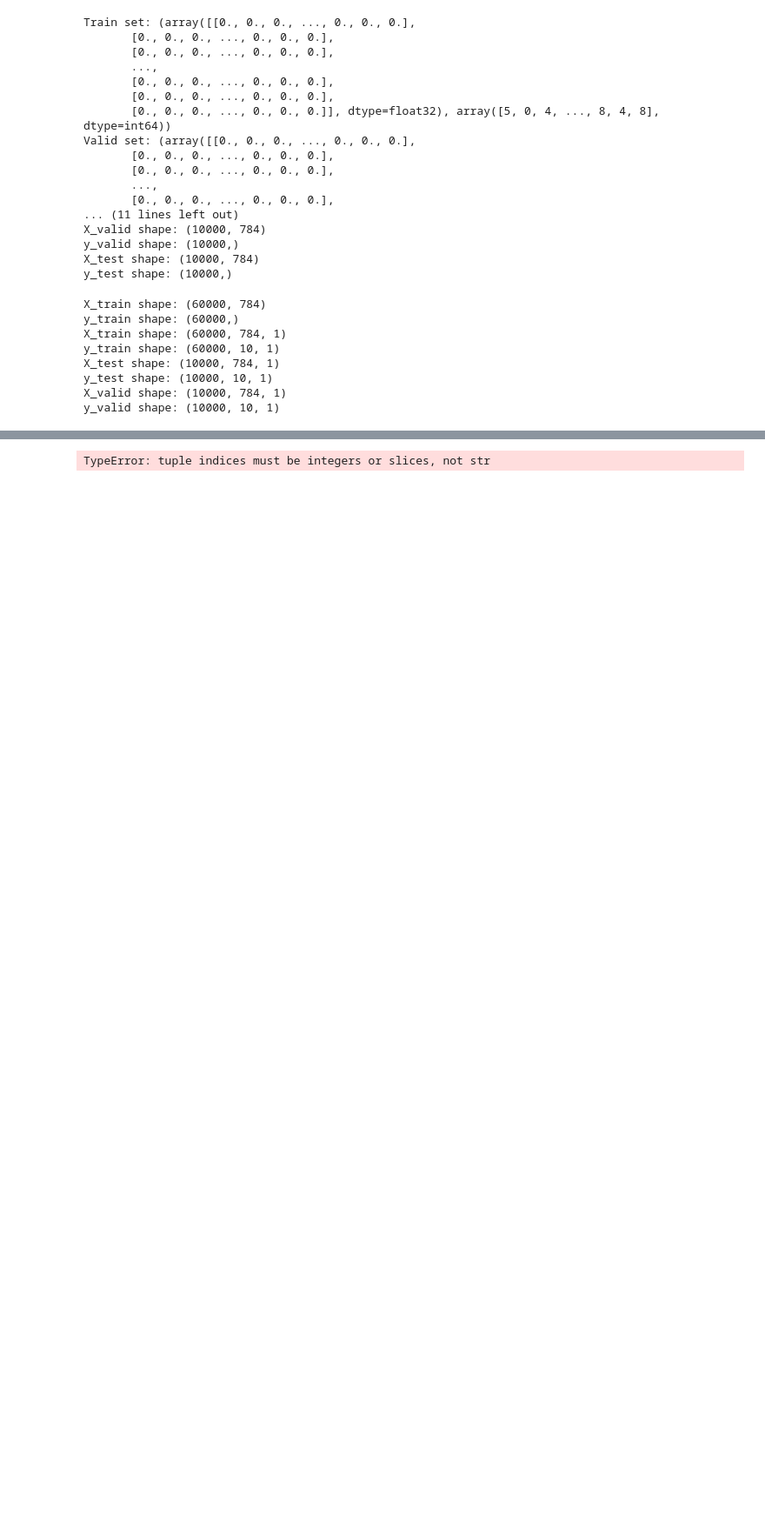
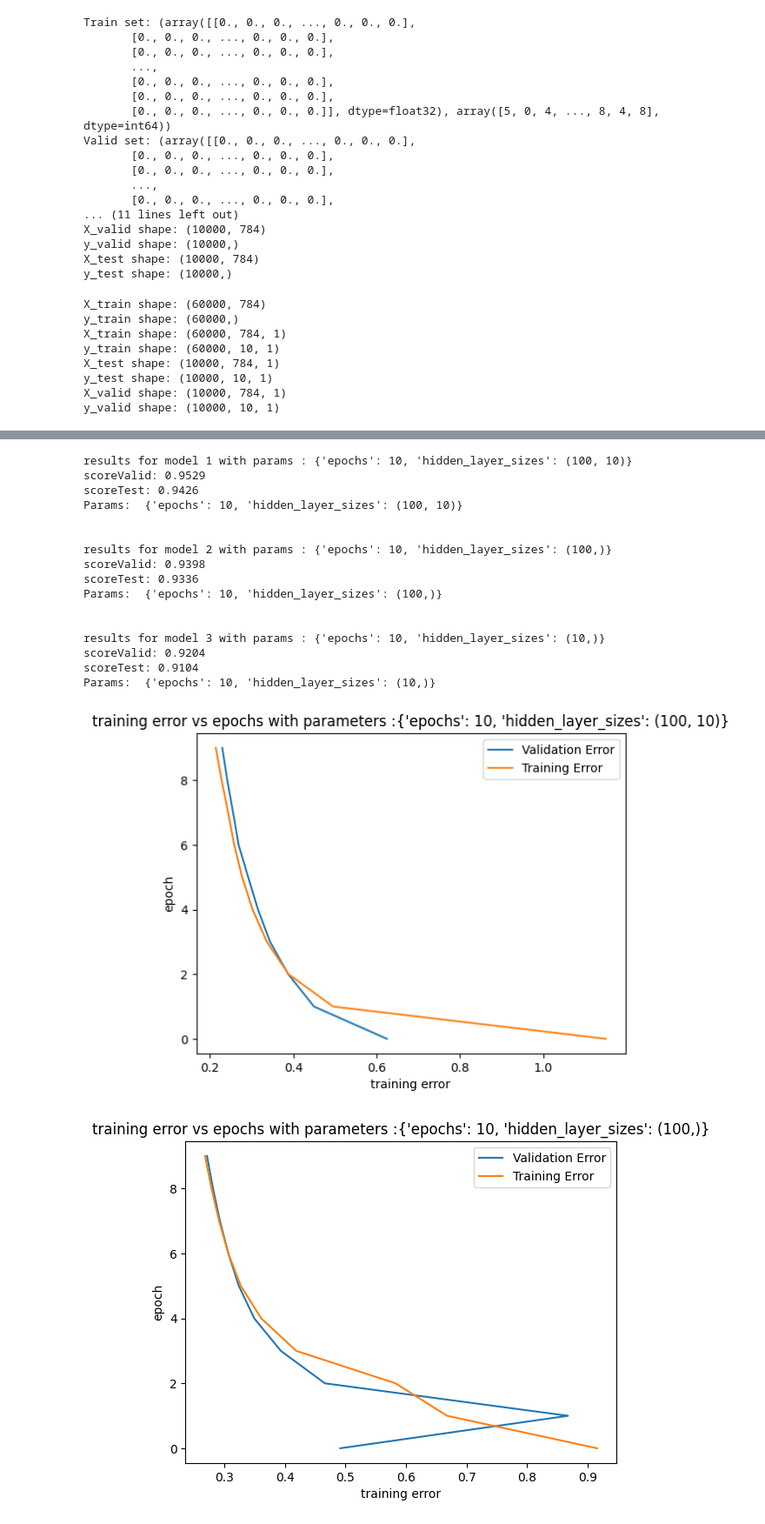
Before and after one commit to sanjeet-jain/cs-559, a Jupyter notebook: S23_CS559_Project2/Project2.ipynb, the cells around one changed output, grey strips where cells are left out. Shown at 87% size. Drawn from its saved outputs; the diff is of its cells as text; code cells hidden in the pictures; blank space fills up the shorter version.

```diff
--- a/S23_CS559_Project2/Project2.ipynb
+++ b/S23_CS559_Project2/Project2.ipynb
@@ -423,10 +423,10 @@ import numpy as np
 
 # Define the parameter grid
 param_grid = {
-    'epochs': [5,10],
+    'epochs': [10],
     # 'learning_rate': [0.001, 0.01, 0.1],
-    'hidden_layer_sizes': [(10,), (100, 10), (100,50),],
-    # 'activation_type': ['relu', 'sigmoid', 'tanh'],
+    'hidden_layer_sizes': [(10,), (100,), (100,10),],
+    # 'activation_type': ['relu', 'sigmoid'],
     # 'loss_type':['mse','cross_entropy']
 }
 
@@ -434,9 +434,9 @@ param_grid = {
 modelList=[]
 
 
-def train_and_evaluate_model(params,i=1):
+def train_and_evaluate_model(params,i):
     # Instantiate the model with the given params
-    model = Network(patience=10,validation_fraction=X_train.shape[0]/(X_valid.shape[0]*100),**params)
+    model = Network(patience=1000,validation_fraction=X_train.shape[0]/(X_valid.shape[0]*100),**params)
     print(f"testing model {i} with params :",params)
     # Train the model
     model.fit(X_train, y_train)
@@ -448,13 +448,15 @@ def train_and_evaluate_model(params,i=1):
     # Store the model and its results in the modelList
     modelList.append((model, params, scoreValid, scoreTest))
     print("model trained and scored !")
-    i+=1
+
 
 # Generate all combinations of parameters
 param_list = list(ParameterGrid(param_grid))
 
-print("A total of ",len(param_list)," models will be trained and scored")
+print("A total of ",len(param_list)," models will be trained and scored using early stopping")
 # Evaluate each combination of parameters
+i=1
 for params in param_list:
-    train_and_evaluate_model(params)
+    train_and_evaluate_model(params,i)
+    i+=1
 # %% [output]
@@ -473,29 +469,57 @@ testing model 1 with params : {'epochs': 10, 'hidden_layer_sizes': (100, 50)}
 model trained and scored !
 # %%
 # Sort the results by score in descending order
-modelList.sort(key=lambda x: x['scoreTest'], reverse=True)
-for model in modelList:
-    print(model['params'])
+
+modelList.sort(key=lambda x: x[3], reverse=True)
+
 
 # Print the results
+i=1
 for model in modelList:
-    scoreValid = model['scoreValid']
-    scoreTest = model['scoreTest']
-    params = model['params']
+    print("")
+    scoreValid = model[2]
+    scoreTest = model[3]
+    params = model[1]
+    print(f"results for model {i} with params :",str(params))
     print("scoreValid: {:.4f}".format(scoreValid))
     print("scoreTest: {:.4f}".format(scoreTest))
     print("Params: ", params)
-    print()
+    # print(model[0].trainErr)
+    # print(model[0].valErr)
+    # print(params['epochs'])
     # plot each models error vs epochs
-    plotErrorVsEpochs(model)
+    print("")
+    i+=1
+
+i=1
+for model in modelList:
+    plotErrorVsEpochs(model[0],model[1])
+    i+=1
 
 # Get the best params and score
 best_model = modelList[0]
-best_scoreValid = best_model['scoreValid']
-best_scoreTest = best_model['scoreTest']
-best_params = best_model['params']
+best_scoreValid = best_model[2]
+best_scoreTest = best_model[3]
+best_params = best_model[1]
 print("best_scoreValid: {:.4f}".format(best_scoreValid))
 print("best_scoreTest: {:.4f}".format(best_scoreTest))
 print("Best params: ", best_params)
 # %% [output]
-TypeError: tuple indices must be integers or slices, not str
+results for model 1 with params : {'epochs': 10, 'hidden_layer_sizes': (100, 10)}
+scoreValid: 0.9529
+scoreTest: 0.9426
+Params:  {'epochs': 10, 'hidden_layer_sizes': (100, 10)}
+
+
+results for model 2 with params : {'epochs': 10, 'hidden_layer_sizes': (100,)}
+scoreValid: 0.9398
+scoreTest: 0.9336
+Params:  {'epochs': 10, 'hidden_layer_sizes': (100,)}
+
+
+results for model 3 with params : {'epochs': 10, 'hidden_layer_sizes': (10,)}
+scoreValid: 0.9204
+scoreTest: 0.9104
+Params:  {'epochs': 10, 'hidden_layer_sizes': (10,)}
+[figure, added]
+[figure, added]
```
Also changed, not shown: parts of 6 cells of this notebook.
